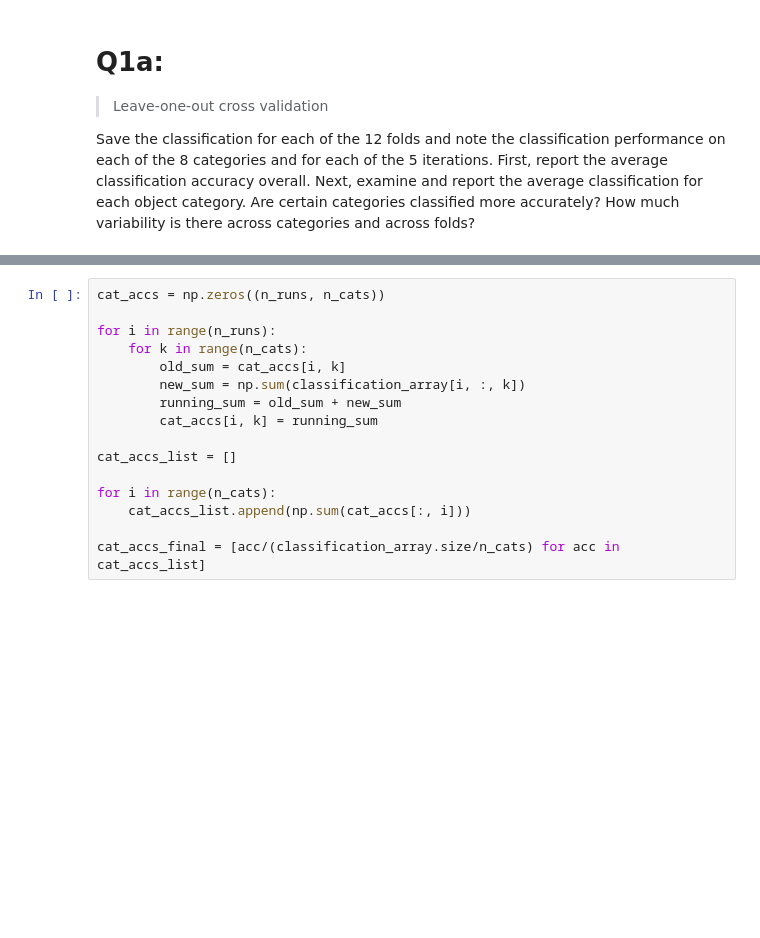
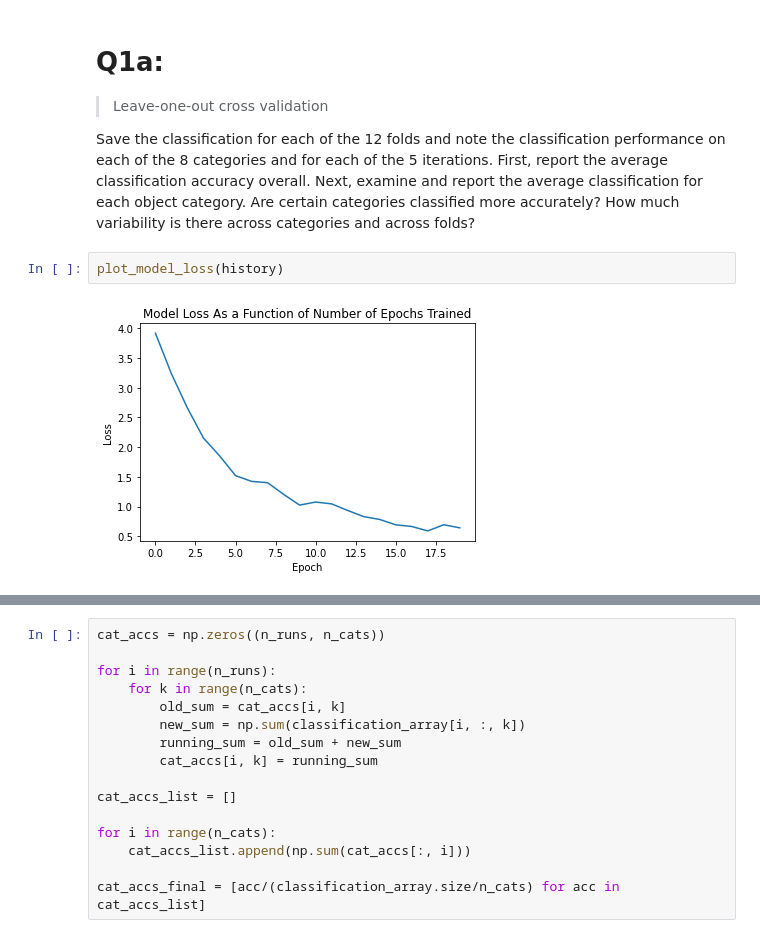
Before and after one commit to kdmalc/CompNeuro, a Jupyter notebook: 08/Homework8.ipynb, the cells around one changed output, grey strips where cells are left out. Cells and saved outputs as stored; diff of their text form; blank space fills up the shorter version.

```diff
--- a/08/Homework8.ipynb
+++ b/08/Homework8.ipynb
@@ -265,3 +267,7 @@ print(n_cats)
 > Leave-one-out cross validation
 
 Save the classification	for	each of	the	12 folds and note the classification performance on	each of	 the 8	categories and	for	each of	the	5 iterations. First, report	the	average	classification accuracy overall. Next, examine and	report	the	average	classification	for	each object category. Are certain	categories classified more accurately?	How	much variability is	there across categories	and	across	folds?
+# %%
+plot_model_loss(history)
+# %% [output]
+[figure, added]
```
Also changed, not shown: parts of 15 cells of this notebook, 1 other file.
